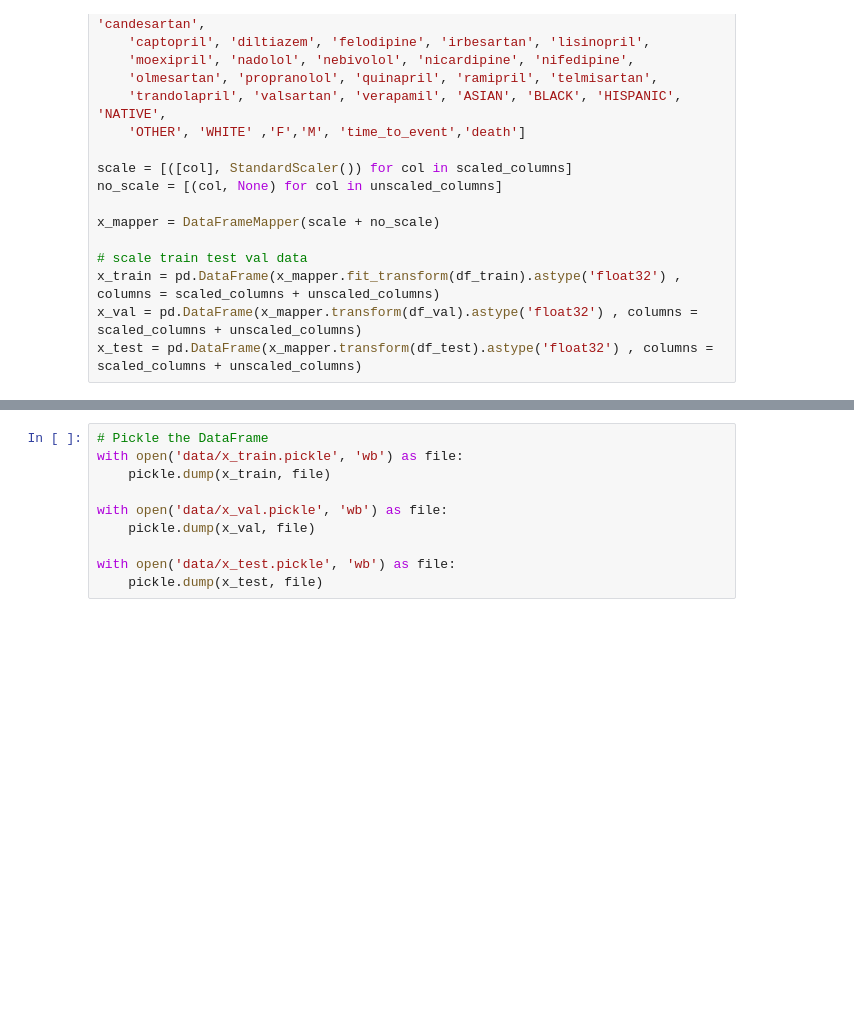
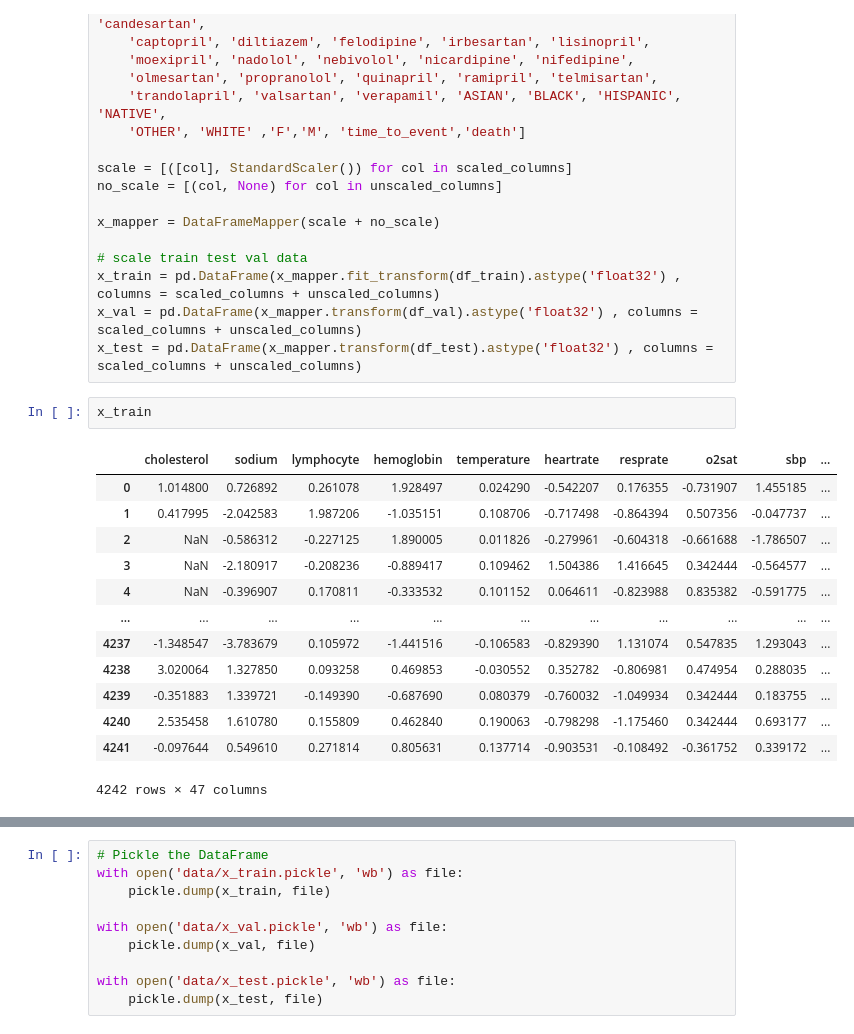
Before and after one commit to sourasen1011/UoE_Research_Project_2023, a Jupyter notebook: 05_preprocessing_emr_data/05_format_std.ipynb, the cells around one changed output, grey strips where cells are left out. Saved outputs shown, nothing was run; the diff lists cells and outputs as text; blank space fills up the shorter version.

```diff
--- a/05_preprocessing_emr_data/05_format_std.ipynb
+++ b/05_preprocessing_emr_data/05_format_std.ipynb
@@ -98,6 +96,22 @@ x_mapper = DataFrameMapper(scale + no_scale)
 x_train = pd.DataFrame(x_mapper.fit_transform(df_train).astype('float32') , columns = scaled_columns + unscaled_columns)
 x_val = pd.DataFrame(x_mapper.transform(df_val).astype('float32') , columns = scaled_columns + unscaled_columns)
 x_test = pd.DataFrame(x_mapper.transform(df_test).astype('float32') , columns = scaled_columns + unscaled_columns)
+# %%
+x_train
+# %% [output]
+|  | cholesterol | sodium | lymphocyte | hemoglobin | temperature | heartrate | resprate | o2sat | sbp | ... |
+| 0 | 1.014800 | 0.726892 | 0.261078 | 1.928497 | 0.024290 | -0.542207 | 0.176355 | -0.731907 | 1.455185 | ... |
+| 1 | 0.417995 | -2.042583 | 1.987206 | -1.035151 | 0.108706 | -0.717498 | -0.864394 | 0.507356 | -0.047737 | ... |
+| 2 | NaN | -0.586312 | -0.227125 | 1.890005 | 0.011826 | -0.279961 | -0.604318 | -0.661688 | -1.786507 | ... |
+| 3 | NaN | -2.180917 | -0.208236 | -0.889417 | 0.109462 | 1.504386 | 1.416645 | 0.342444 | -0.564577 | ... |
+| 4 | NaN | -0.396907 | 0.170811 | -0.333532 | 0.101152 | 0.064611 | -0.823988 | 0.835382 | -0.591775 | ... |
+| ... | ... | ... | ... | ... | ... | ... | ... | ... | ... | ... |
+| 4237 | -1.348547 | -3.783679 | 0.105972 | -1.441516 | -0.106583 | -0.829390 | 1.131074 | 0.547835 | 1.293043 | ... |
+| 4238 | 3.020064 | 1.327850 | 0.093258 | 0.469853 | -0.030552 | 0.352782 | -0.806981 | 0.474954 | 0.288035 | ... |
+| 4239 | -0.351883 | 1.339721 | -0.149390 | -0.687690 | 0.080379 | -0.760032 | -1.049934 | 0.342444 | 0.183755 | ... |
+| 4240 | 2.535458 | 1.610780 | 0.155809 | 0.462840 | 0.190063 | -0.798298 | -1.175460 | 0.342444 | 0.693177 | ... |
+| 4241 | -0.097644 | 0.549610 | 0.271814 | 0.805631 | 0.137714 | -0.903531 | -0.108492 | -0.361752 | 0.339172 | ... |
+4242 rows × 47 columns
 # %%
 def check_var(df):
     zero_var_cols = []
```
Also changed, not shown: parts of 3 cells of this notebook, 1 other file.
